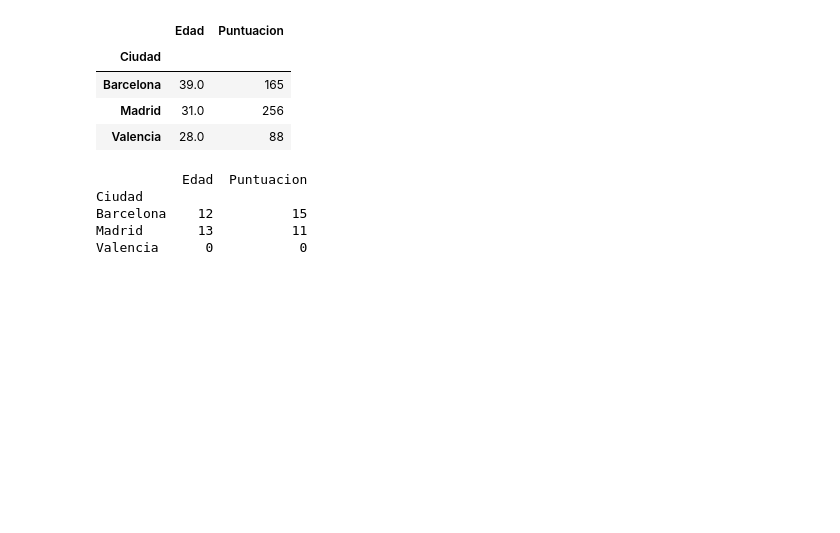
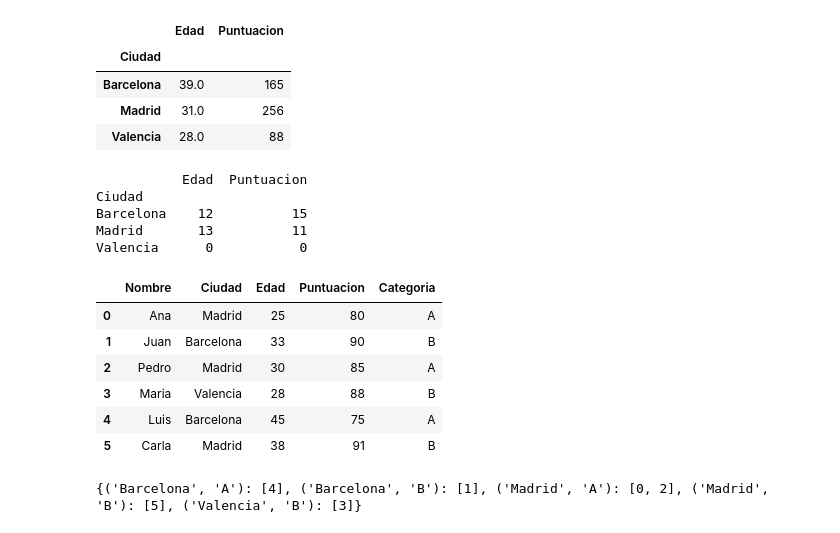
Before and after one commit to FlamInIFabrIzIo/Conceptos_DA, a Jupyter notebook: 1.ipynb, the cells around one changed output. Drawn from its saved outputs; the diff is of its cells as text; code cells hidden in the pictures; blank space fills up the shorter version.

Commit message:
estadistica de agg multi

```diff
--- a/1.ipynb
+++ b/1.ipynb
@@ -268,7 +268,7 @@ df
 | 3 | Maria | 23.0 | None | 529.0 |
 | 4 | Luis | 20.0 | Lisboa | 400.0 |
 # %%
-data2 = {
+data = {
     "Nombre" : ["Ana", "Juan", "Pedro", "Maria","Luis", "Carla"],
     "Ciudad":["Madrid", "Barcelona", "Madrid", "Valencia", "Barcelona", "Madrid"],
     "Edad":[25, 33, 30, 28, 45, 38],
@@ -326,3 +326,24 @@ Ciudad
 Barcelona    12          15
 Madrid       13          11
 Valencia      0           0
+# %%
+#Agraegamos una nueva columna al df data
+data["Categoria"] = ["A", "B", "A", "B", "A", "B"]
+
+df = pd.DataFrame(data)
+
+df
+# %% [output]
+|  | Nombre | Ciudad | Edad | Puntuacion | Categoria |
+| 0 | Ana | Madrid | 25 | 80 | A |
+| 1 | Juan | Barcelona | 33 | 90 | B |
+| 2 | Pedro | Madrid | 30 | 85 | A |
+| 3 | Maria | Valencia | 28 | 88 | B |
+| 4 | Luis | Barcelona | 45 | 75 | A |
+| 5 | Carla | Madrid | 38 | 91 | B |
+# %%
+#agrupar datos por ciudad y catregoria
+grouped_multi = df.groupby(["Ciudad", "Categoria"])
+grouped_multi.groups
+# %% [output]
+{('Barcelona', 'A'): [4], ('Barcelona', 'B'): [1], ('Madrid', 'A'): [0, 2], ('Madrid', 'B'): [5], ('Valencia', 'B'): [3]}
```
Also changed, not shown: parts of 2 cells of this notebook.
